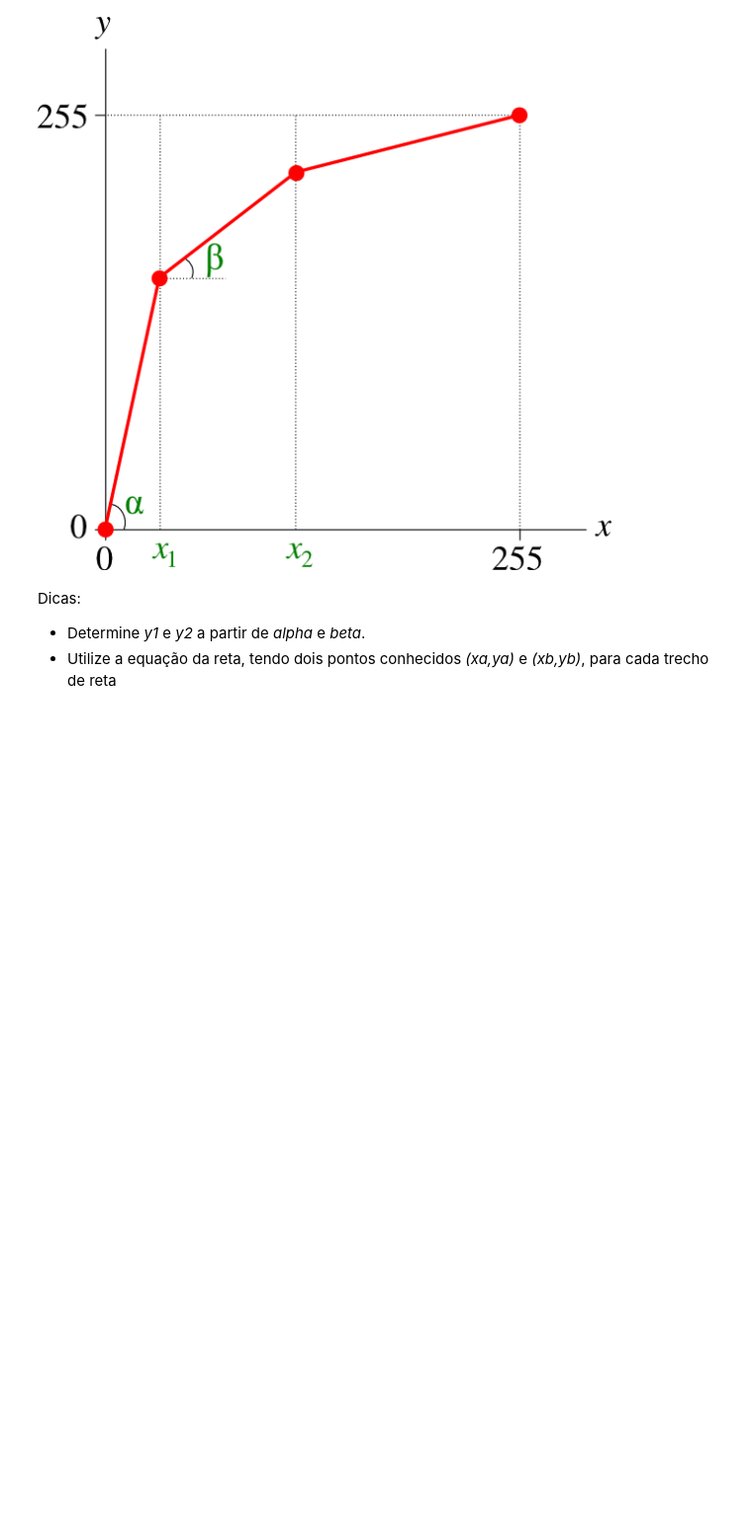
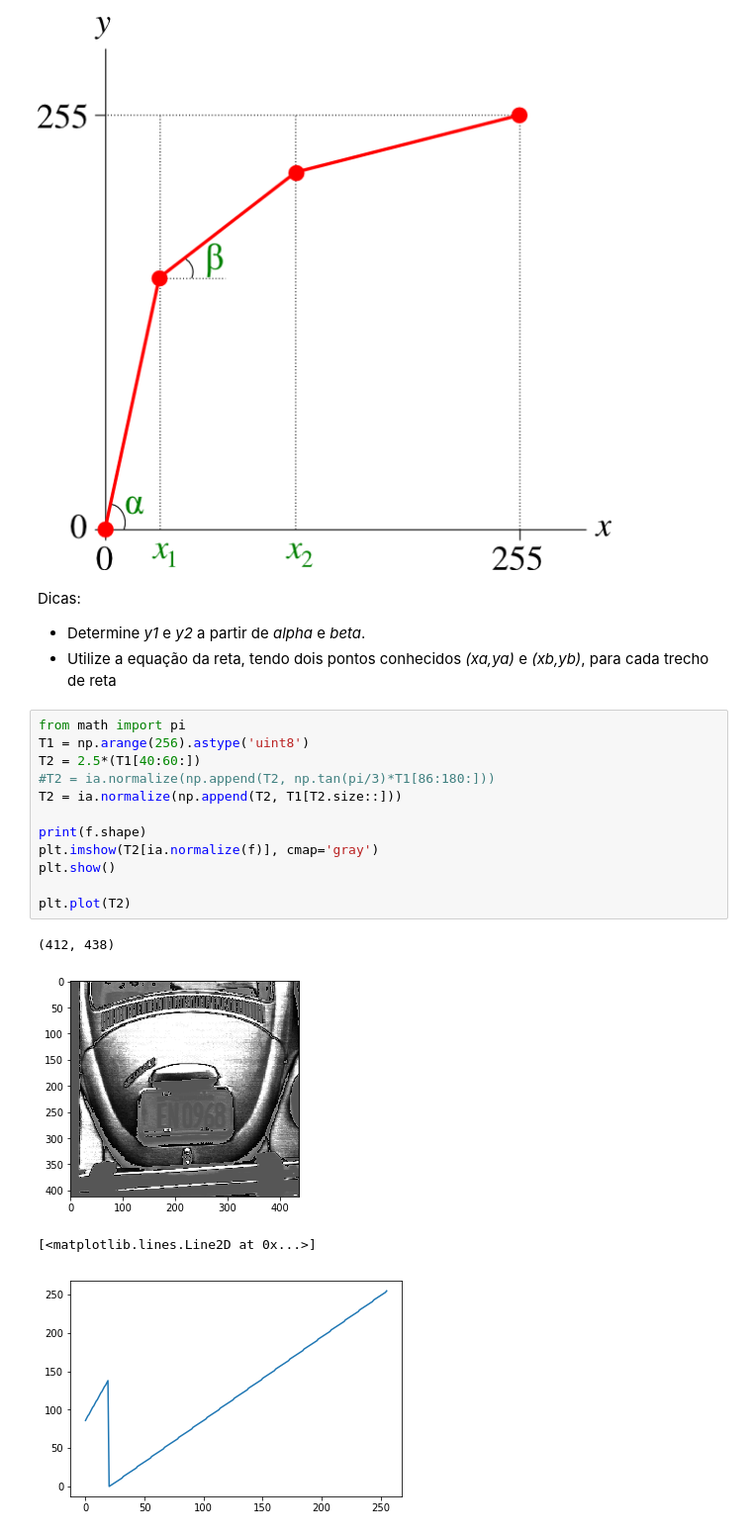
Before and after one commit to ferseiti/ia898, a Jupyter notebook: 2S2018/IA898A_Ex03_FernandoFurusato.ipynb, the cells around one changed output. Shown: that part at 99% size. Saved outputs shown, nothing was run; the diff lists cells and outputs as text; blank space fills up the shorter version.

```diff
--- a/2S2018/IA898A_Ex03_FernandoFurusato.ipynb
+++ b/2S2018/IA898A_Ex03_FernandoFurusato.ipynb
@@ -214,3 +214,20 @@ Dicas:
 
 - Determine *y1* e *y2* a partir de *alpha* e *beta*.
 - Utilize a equação da reta, tendo dois pontos conhecidos *(xa,ya)* e *(xb,yb)*, para cada trecho de reta
+# %%
+from math import pi
+T1 = np.arange(256).astype('uint8')
+T2 = 2.5*(T1[40:60:])
+#T2 = ia.normalize(np.append(T2, np.tan(pi/3)*T1[86:180:]))
+T2 = ia.normalize(np.append(T2, T1[T2.size::]))
+
+print(f.shape)
+plt.imshow(T2[ia.normalize(f)], cmap='gray')
+plt.show()
+
+plt.plot(T2)
+# %% [output]
+(412, 438)
+[figure, added]
+[<matplotlib.lines.Line2D at 0x...>]
+[figure, added]
```
